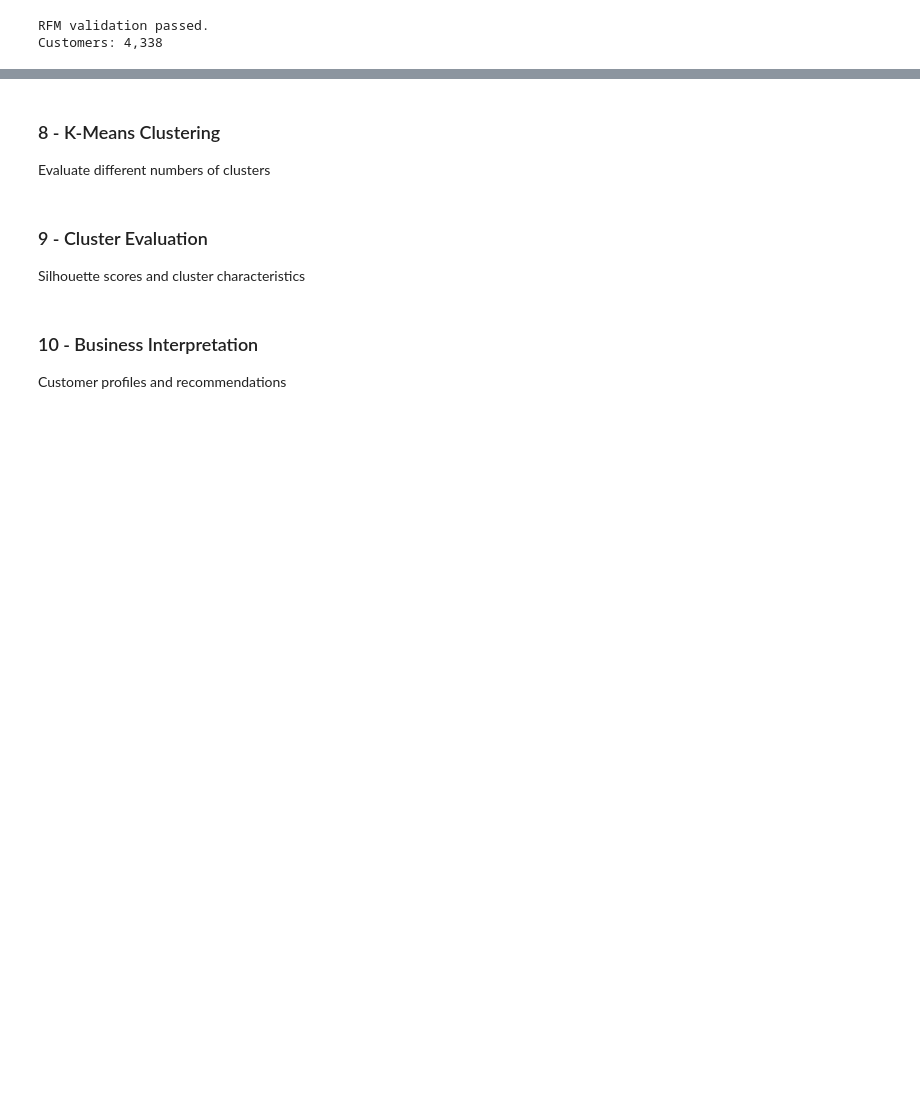
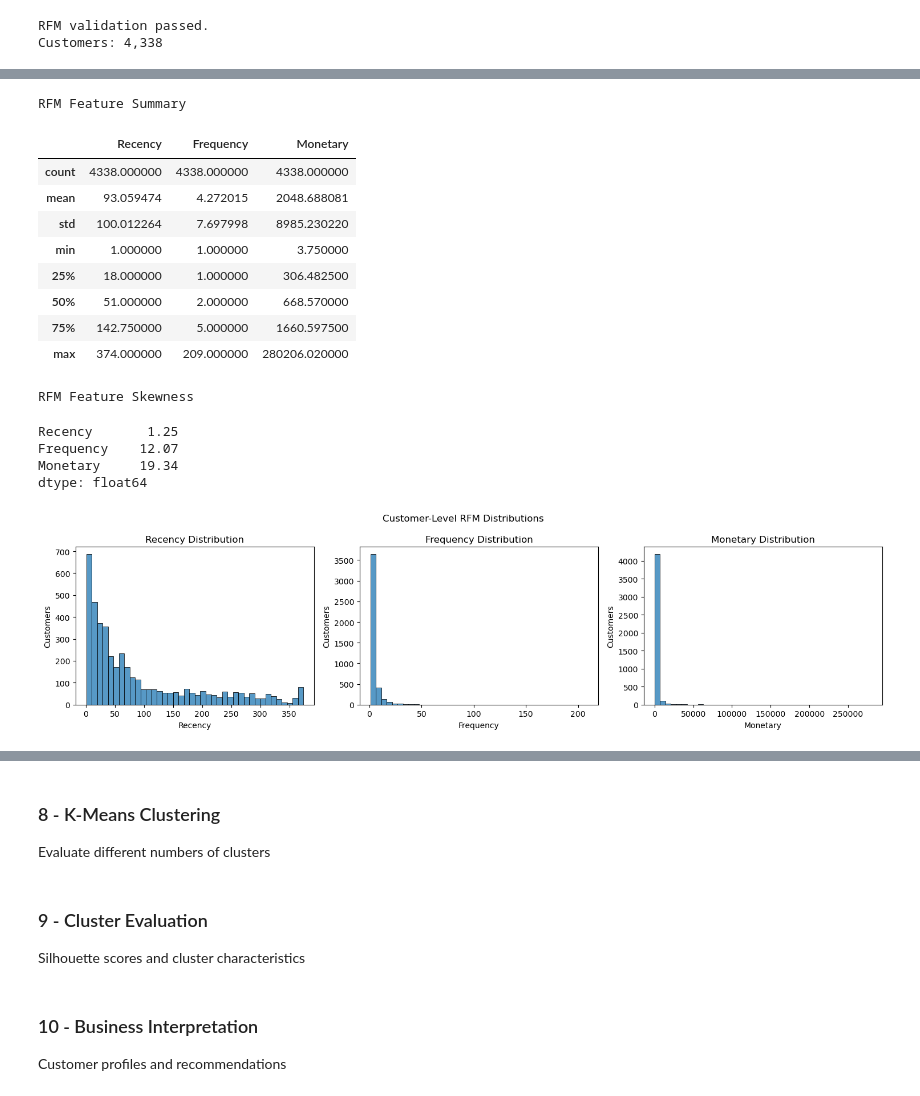
Before and after one commit to ferrillt/Customer-Segmentation-Clustering, a Jupyter notebook: notebooks/Customer_Segmentation_Clustering.ipynb, the cells around one changed output, grey strips where cells are left out. Cells and saved outputs as stored; diff of their text form; code cells hidden in the pictures; blank space fills up the shorter version.

```diff
--- a/notebooks/Customer_Segmentation_Clustering.ipynb
+++ b/notebooks/Customer_Segmentation_Clustering.ipynb
@@ -571,0 +578,54 @@ Transformations and scaling
+# %%
+# Section 7 - Data Processing
+# Examine customer-level RFM distributions
+
+rfm_features = ["Recency", "Frequency", "Monetary"]
+
+# Summary statistics
+print("RFM Feature Summary")
+display(rfm[rfm_features].describe())
+
+# Measure skewness
+print("\nRFM Feature Skewness")
+display(rfm[rfm_features].skew().round(2))
+
+# Visualize original feature distributions
+fig, axes = plt.subplots(1, 3, figsize=(15, 4))
+
+for ax, feature in zip(axes, rfm_features):
+    sns.histplot(
+        rfm[feature],
+        bins=40,
+        ax=ax
+    )
+    ax.set_title(f"{feature} Distribution")
+    ax.set_xlabel(feature)
+    ax.set_ylabel("Customers")
+
+plt.suptitle("Customer-Level RFM Distributions")
+plt.tight_layout()
+
+plt.savefig(
+    FIGURES_DIR / "rfm_original_distributions.png",
+    dpi=300,
+    bbox_inches="tight"
+)
+
+plt.show()
+# %% [output]
+RFM Feature Summary
+|  | Recency | Frequency | Monetary |
+| count | 4338.000000 | 4338.000000 | 4338.000000 |
+| mean | 93.059474 | 4.272015 | 2048.688081 |
+| std | 100.012264 | 7.697998 | 8985.230220 |
+| min | 1.000000 | 1.000000 | 3.750000 |
+| 25% | 18.000000 | 1.000000 | 306.482500 |
+| 50% | 51.000000 | 2.000000 | 668.570000 |
+| 75% | 142.750000 | 5.000000 | 1660.597500 |
+| max | 374.000000 | 209.000000 | 280206.020000 |
+RFM Feature Skewness
+Recency       1.25
+Frequency    12.07
+Monetary     19.34
+dtype: float64
+[figure, added]
```
Also changed, not shown: parts of 3 cells of this notebook.
